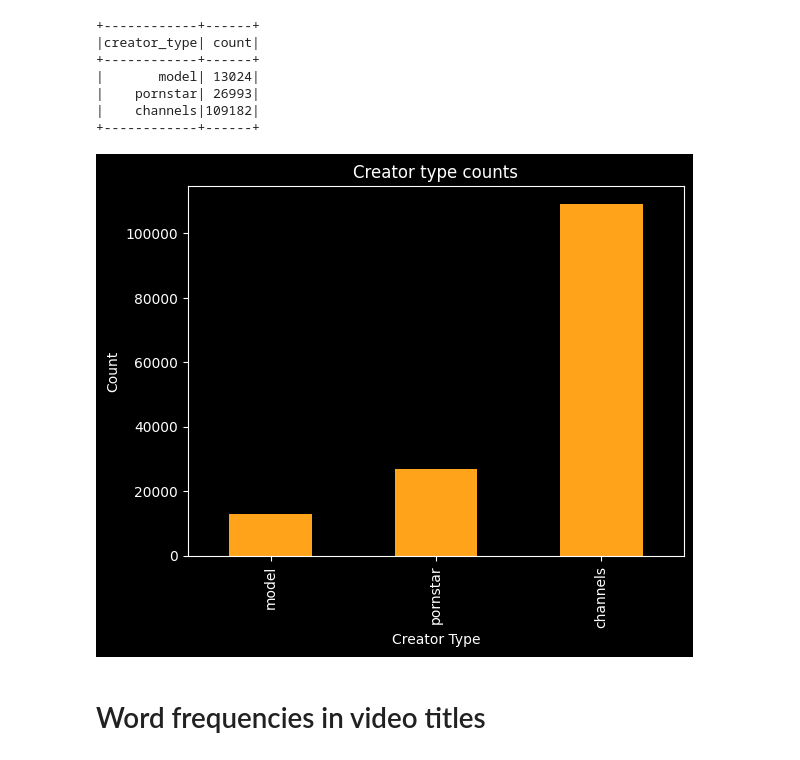
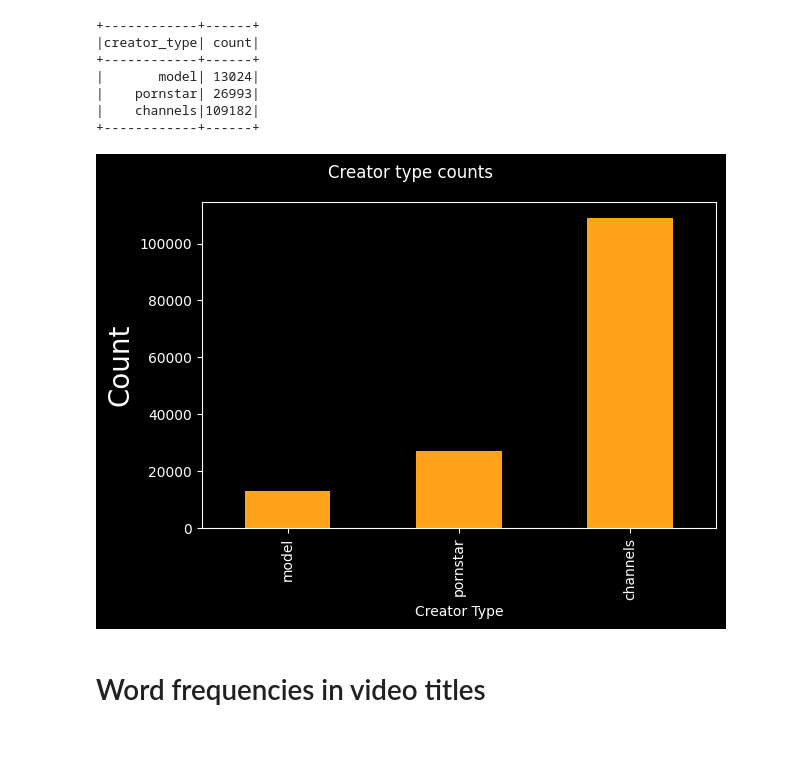
Before and after one commit to macs30123-s23/final-project-pornhub-scholars, a Jupyter notebook: data_pipeline/01a_data_exploration_videos_creators.ipynb, the cells around one changed output. Drawn from its saved outputs; the diff is of its cells as text; code cells hidden in the pictures.

Commit message:
notebook update and creator type plot

```diff
--- a/data_pipeline/01a_data_exploration_videos_creators.ipynb
+++ b/data_pipeline/01a_data_exploration_videos_creators.ipynb
@@ -82,19 +82,19 @@ result_df.show()
 # %%
 # Plot results
 import matplotlib.pyplot as plt
 
 # Convert Spark DataFrame to Pandas
 pandas_df = result_df.toPandas()
 
 # Plot
-plt.style.use('dark_background')
-pandas_df.plot(kind='bar', x='creator_type', y='count', legend=False, color='#ffa31a')
-plt.xlabel('Creator Type')
-plt.ylabel('Count')
-plt.title('Creator type counts')
-plt.savefig('./creator_type_counts.png', dpi=300)
+fig, ax = plt.subplots(1, 1,figsize=(6.4, 4.8), tight_layout=True)
+pandas_df.plot(kind='bar', x='creator_type', y='count', legend=False, color='#ffa31a', ax=ax)
+ax.set_xlabel('Creator Type')
+ax.set_ylabel('Count', fontsize=20)
+fig.suptitle('Creator type counts')
+fig.savefig('./creator_type_counts.png', dpi=300)
 # %% [output]
-[figure, old version]
+[figure, new version]
 # %% [markdown]
 # Word frequencies in video titles
 # %%
```
Also changed, not shown: 1 other file.
